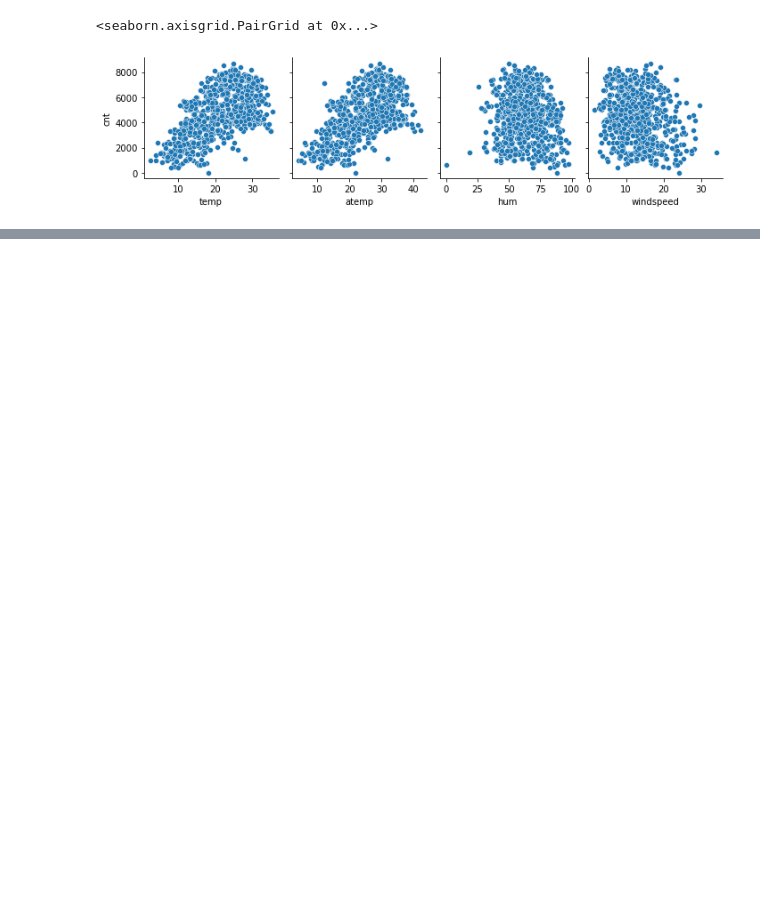
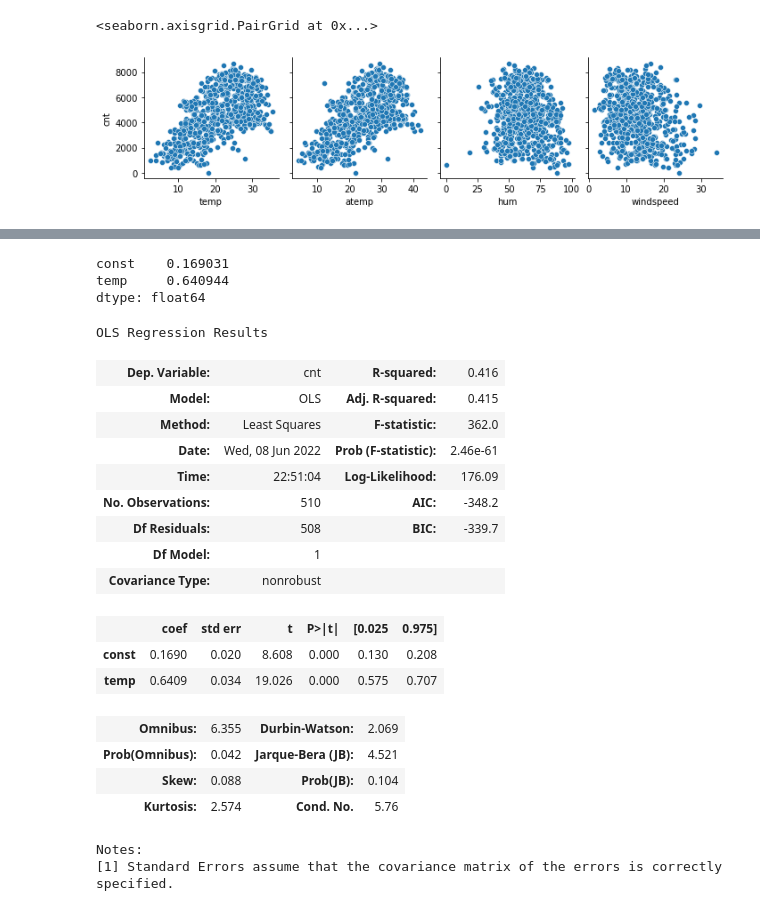
Before and after one commit to gautamjoshi1984/Bike_Sharing_MLR_Assignment, a Jupyter notebook: BikeSharing.ipynb, the cells around one changed output, grey strips where cells are left out. Drawn from its saved outputs; the diff is of its cells as text; code cells hidden in the pictures; blank space fills up the shorter version.

```diff
--- a/BikeSharing.ipynb
+++ b/BikeSharing.ipynb
@@ -175,0 +233,28 @@ Name: workingday, dtype: int64
+# %%
+lr_model.params
+# %% [output]
+const    0.169031
+temp     0.640944
+dtype: float64
+# %%
+lr_model.summary()
+# %% [output]
+OLS Regression Results
+| Dep. Variable: | cnt | R-squared: | 0.416 |
+| Model: | OLS | Adj. R-squared: | 0.415 |
+| Method: | Least Squares | F-statistic: | 362.0 |
+| Date: | Wed, 08 Jun 2022 | Prob (F-statistic): | 2.46e-61 |
+| Time: | 22:51:04 | Log-Likelihood: | 176.09 |
+| No. Observations: | 510 | AIC: | -348.2 |
+| Df Residuals: | 508 | BIC: | -339.7 |
+| Df Model: | 1 |  |  |
+| Covariance Type: | nonrobust |  |  |
+|  | coef | std err | t | P>|t| | [0.025 | 0.975] |
+| const | 0.1690 | 0.020 | 8.608 | 0.000 | 0.130 | 0.208 |
+| temp | 0.6409 | 0.034 | 19.026 | 0.000 | 0.575 | 0.707 |
+| Omnibus: | 6.355 | Durbin-Watson: | 2.069 |
+| Prob(Omnibus): | 0.042 | Jarque-Bera (JB): | 4.521 |
+| Skew: | 0.088 | Prob(JB): | 0.104 |
+| Kurtosis: | 2.574 | Cond. No. | 5.76 |
+Notes:
+[1] Standard Errors assume that the covariance matrix of the errors is correctly specified.
```
Also changed, not shown: parts of 32 cells of this notebook.
